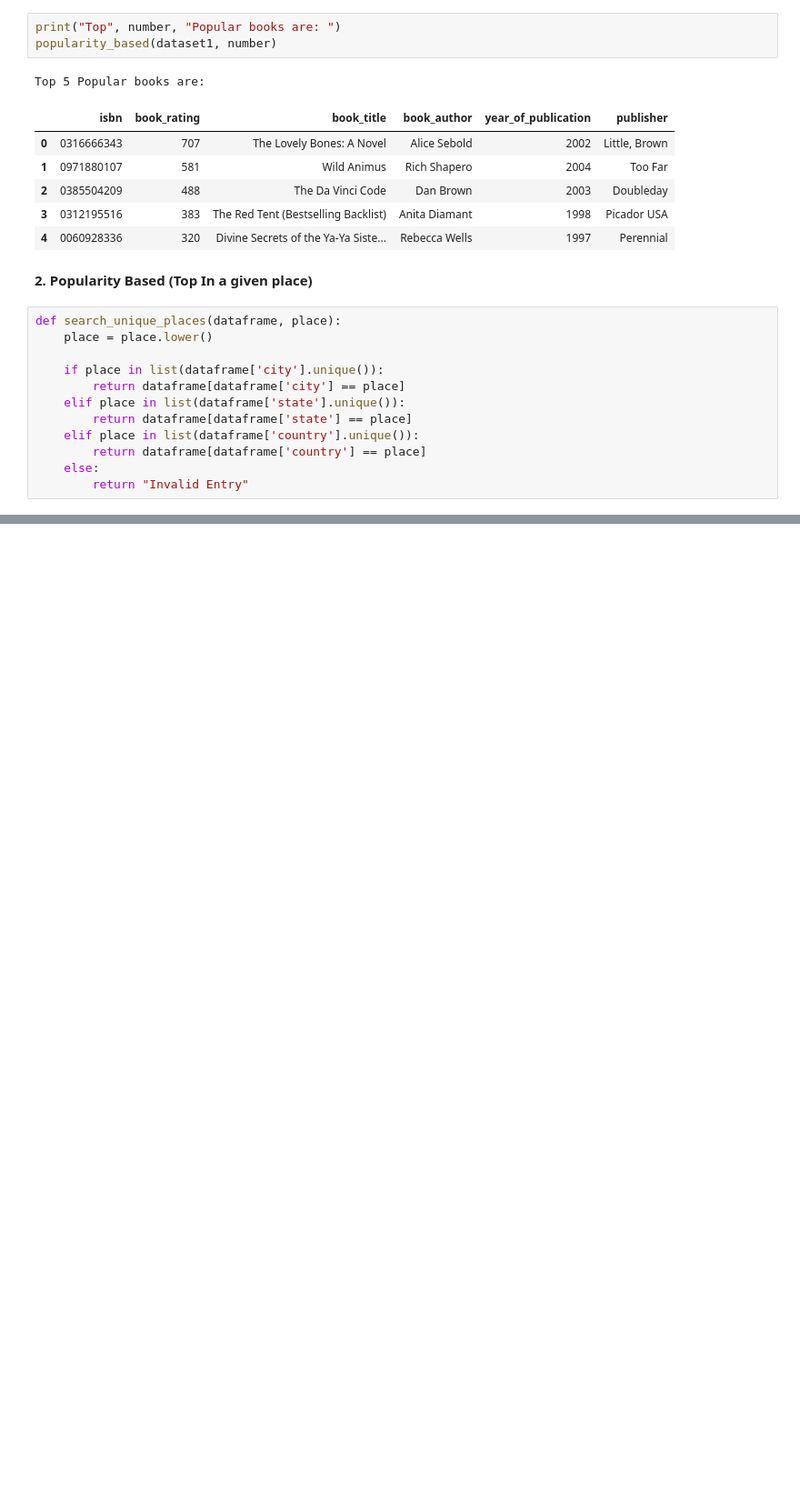
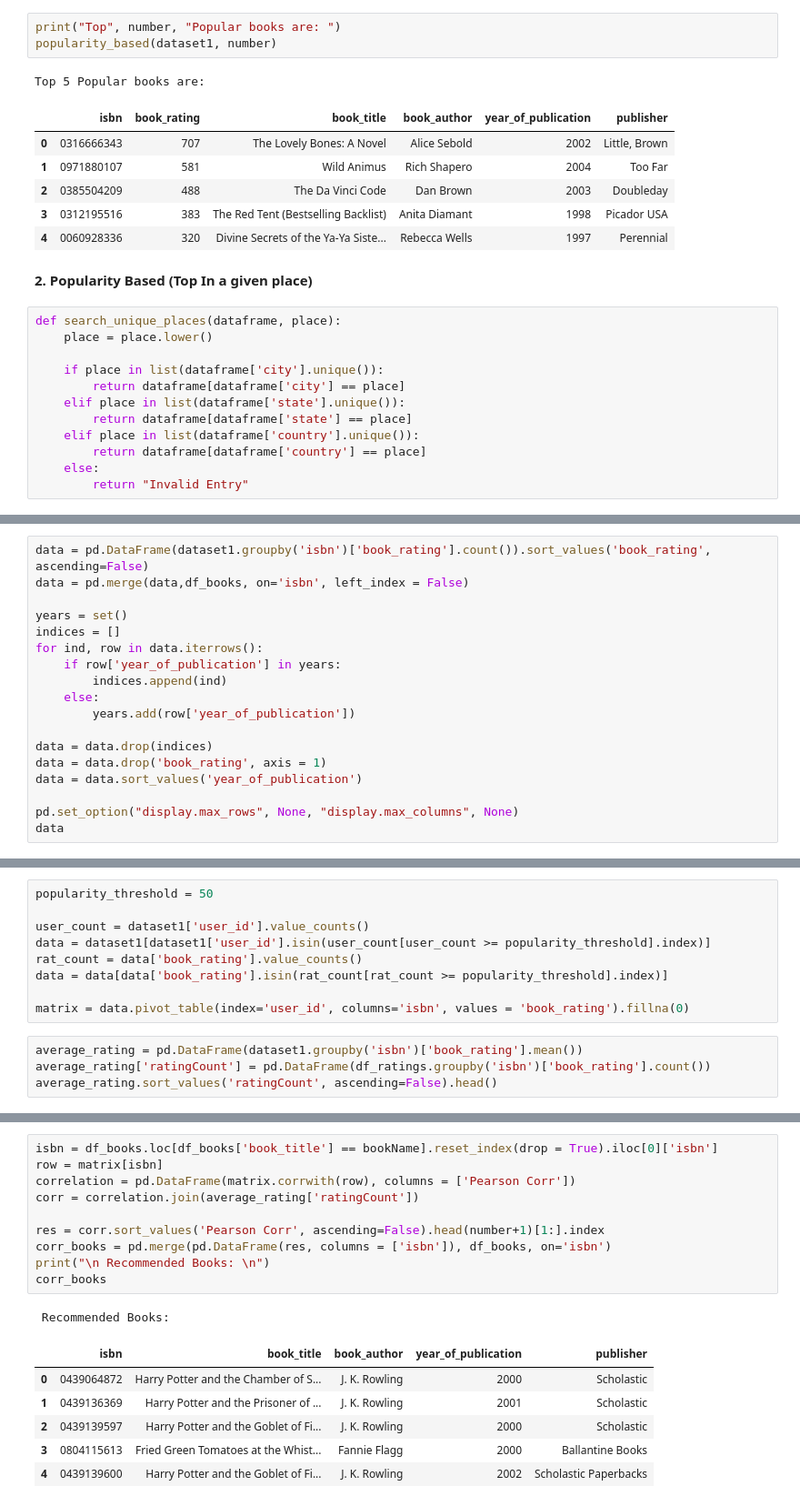
Before and after one commit to shub0411/Book_Recommendation_System, a Jupyter notebook: book_recommedation_system.ipynb, the cells around one changed output, grey strips where cells are left out. Shown at 91% size. Drawn from its saved outputs; the diff is of its cells as text; blank space fills up the shorter version.

```diff
--- a/book_recommedation_system.ipynb
+++ b/book_recommedation_system.ipynb
@@ -770,0 +773,18 @@ def search_unique_places(dataframe, place):
+# %%
+data = pd.DataFrame(dataset1.groupby('isbn')['book_rating'].count()).sort_values('book_rating', ascending=False)
+data = pd.merge(data,df_books, on='isbn', left_index = False)
+
+years = set()
+indices = []
+for ind, row in data.iterrows():
+    if row['year_of_publication'] in years:
+        indices.append(ind)
+    else:
+        years.add(row['year_of_publication'])
+
+data = data.drop(indices)
+data = data.drop('book_rating', axis = 1)
+data = data.sort_values('year_of_publication')
+
+pd.set_option("display.max_rows", None, "display.max_columns", None)
+data
@@ -770,0 +896,13 @@ def search_unique_places(dataframe, place):
+# %%
+popularity_threshold = 50
+
+user_count = dataset1['user_id'].value_counts()
+data = dataset1[dataset1['user_id'].isin(user_count[user_count >= popularity_threshold].index)]
+rat_count = data['book_rating'].value_counts()
+data = data[data['book_rating'].isin(rat_count[rat_count >= popularity_threshold].index)]
+
+matrix = data.pivot_table(index='user_id', columns='isbn', values = 'book_rating').fillna(0)
+# %%
+average_rating = pd.DataFrame(dataset1.groupby('isbn')['book_rating'].mean())
+average_rating['ratingCount'] = pd.DataFrame(df_ratings.groupby('isbn')['book_rating'].count())
+average_rating.sort_values('ratingCount', ascending=False).head()
@@ -770,0 +917,18 @@ def search_unique_places(dataframe, place):
+# %%
+isbn = df_books.loc[df_books['book_title'] == bookName].reset_index(drop = True).iloc[0]['isbn']
+row = matrix[isbn]
+correlation = pd.DataFrame(matrix.corrwith(row), columns = ['Pearson Corr'])
+corr = correlation.join(average_rating['ratingCount'])
+
+res = corr.sort_values('Pearson Corr', ascending=False).head(number+1)[1:].index
+corr_books = pd.merge(pd.DataFrame(res, columns = ['isbn']), df_books, on='isbn')
+print("\n Recommended Books: \n")
+corr_books
+# %% [output]
+ Recommended Books:
+|  | isbn | book_title | book_author | year_of_publication | publisher |
+| 0 | 0439064872 | Harry Potter and the Chamber of S... | J. K. Rowling | 2000 | Scholastic |
+| 1 | 0439136369 | Harry Potter and the Prisoner of ... | J. K. Rowling | 2001 | Scholastic |
+| 2 | 0439139597 | Harry Potter and the Goblet of Fi... | J. K. Rowling | 2000 | Scholastic |
+| 3 | 0804115613 | Fried Green Tomatoes at the Whist... | Fannie Flagg | 2000 | Ballantine Books |
+| 4 | 0439139600 | Harry Potter and the Goblet of Fi... | J. K. Rowling | 2002 | Scholastic Paperbacks |
```
Also changed, not shown: parts of 18 cells of this notebook.
